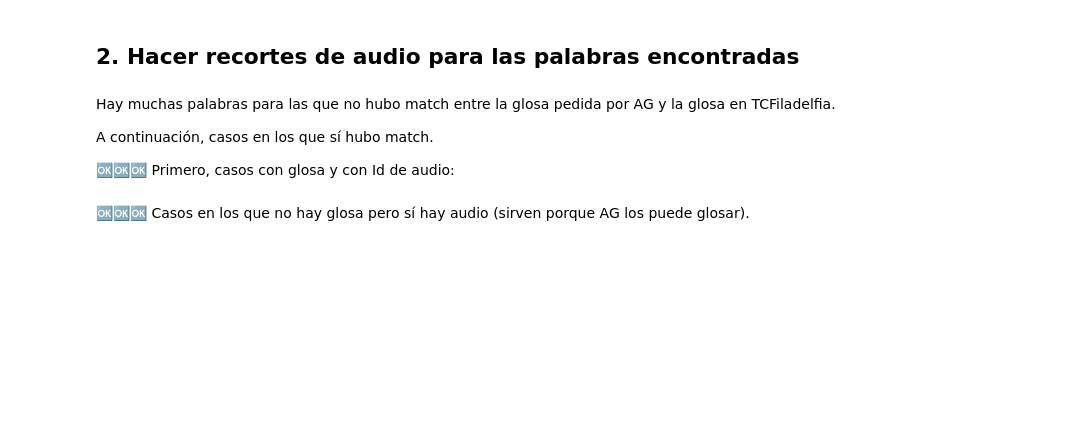
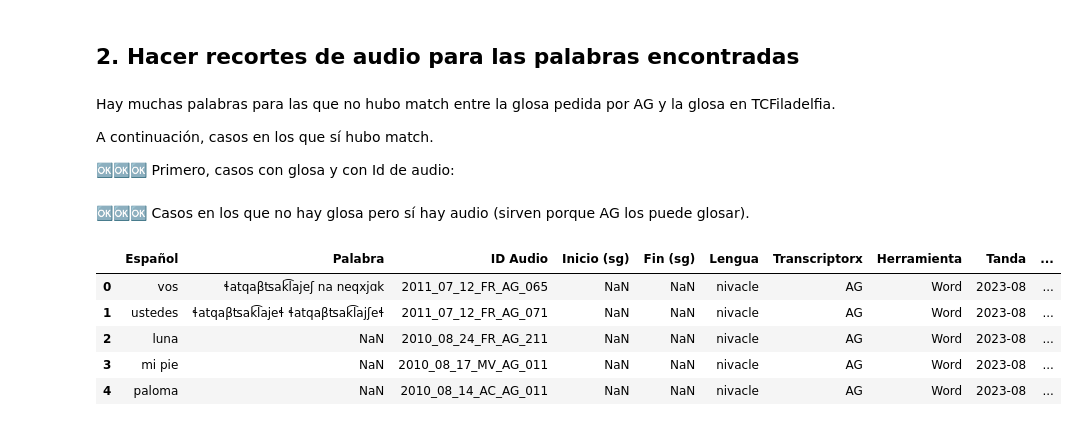
Before and after one commit to nidiah/PICT-2020, a Jupyter notebook: resultados-gh-2023-ago.ipynb, the cells around one changed output. Drawn from its saved outputs; the diff is of its cells as text; code cells hidden in the pictures; blank space fills up the shorter version.

```diff
--- a/resultados-gh-2023-ago.ipynb
+++ b/resultados-gh-2023-ago.ipynb
@@ -295,4 +271,14 @@ print(f'Podemos hacer recortes de {len(info_ok) + len(audio_sin_glosa)} palabras
 # %%
 con_data = pd.concat([info_ok, audio_sin_glosa])
 con_data
+# %%
+con_data = pd.read_csv("alternativa-match-total.csv")
+con_data.head()
+# %% [output]
+|  | Español | Palabra | ID Audio | Inicio (sg) | Fin (sg) | Lengua | Transcriptorx | Herramienta | Tanda | ... |
+| 0 | vos | ɬatqaβʦak͡lajeʃ na neqxjɑk | 2011_07_12_FR_AG_065 | NaN | NaN | nivacle | AG | Word | 2023-08 | ... |
+| 1 | ustedes | ɬatqaβʦak͡lajeɬ ɬatqaβʦak͡lajʃeɬ | 2011_07_12_FR_AG_071 | NaN | NaN | nivacle | AG | Word | 2023-08 | ... |
+| 2 | luna | NaN | 2010_08_24_FR_AG_211 | NaN | NaN | nivacle | AG | Word | 2023-08 | ... |
+| 3 | mi pie | NaN | 2010_08_17_MV_AG_011 | NaN | NaN | nivacle | AG | Word | 2023-08 | ... |
+| 4 | paloma | NaN | 2010_08_14_AC_AG_011 | NaN | NaN | nivacle | AG | Word | 2023-08 | ... |
 # %%
```
Also changed, not shown: parts of 11 cells of this notebook, 4 other files.
